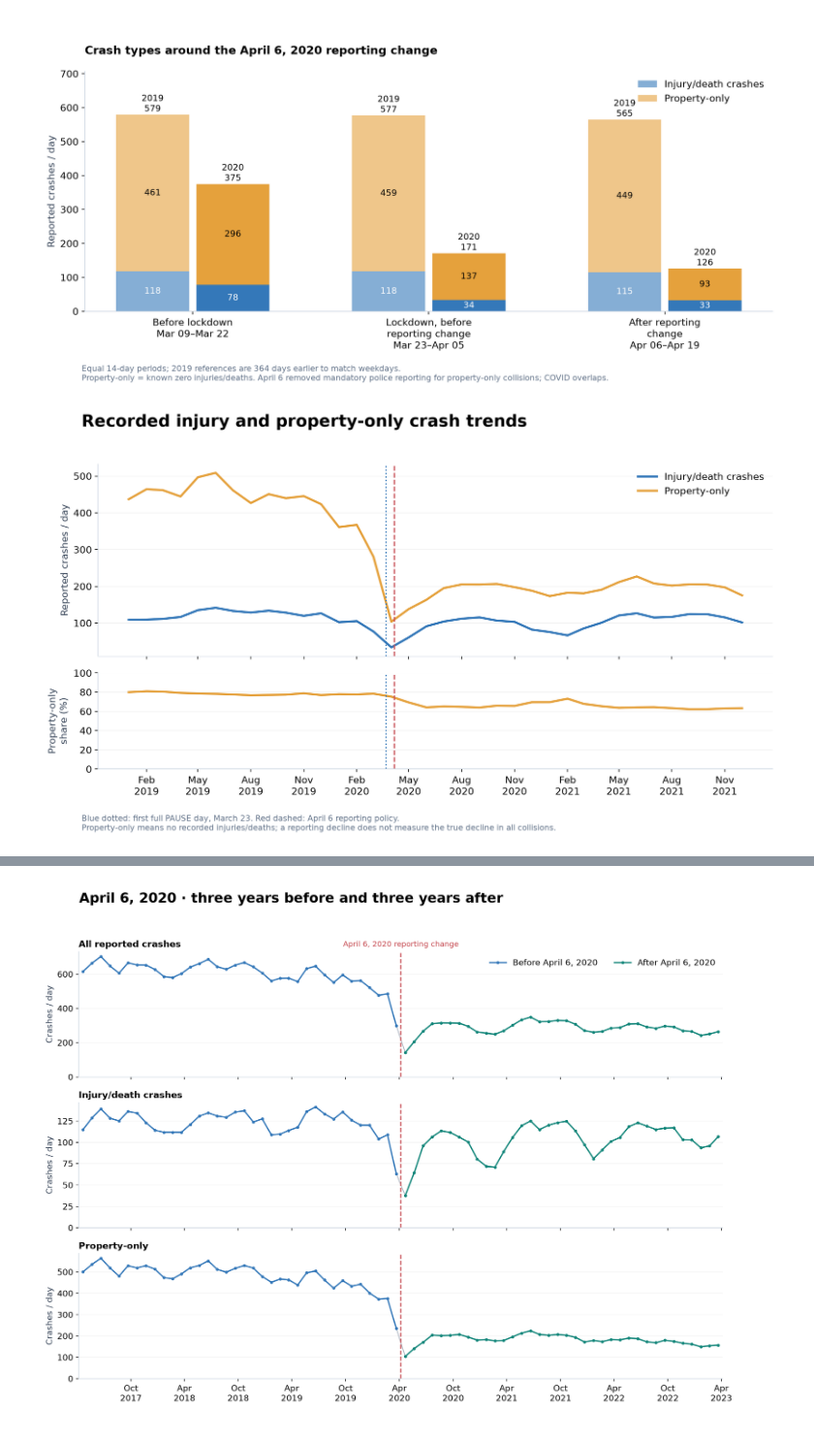
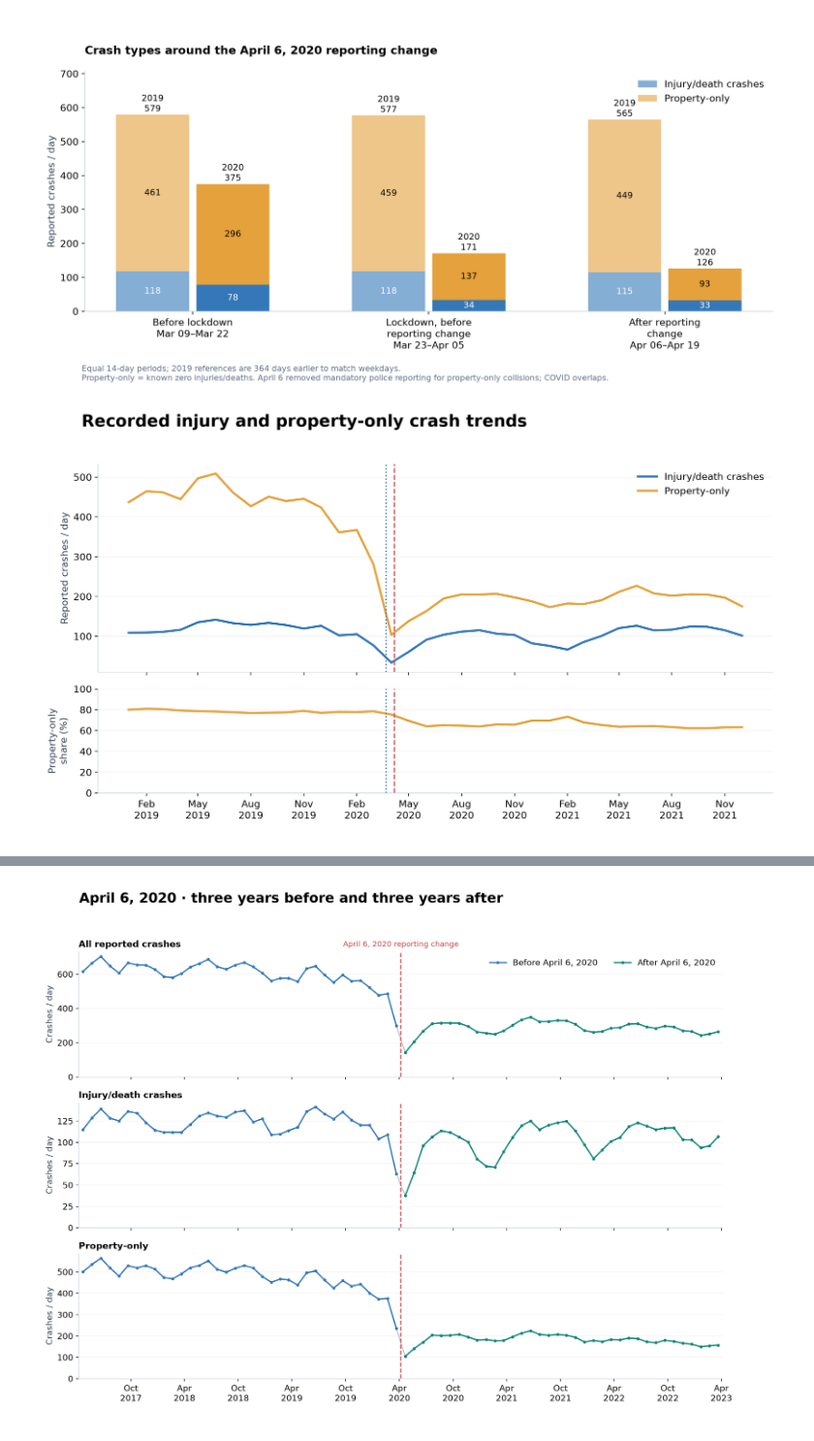
Before and after one commit to ericmao2007/SSMU-Data-Challenge-I, a Jupyter notebook: newest/nyc_crash_graphs.ipynb, the cells around one changed output, grey strips where cells are left out. Shown at 97% size. Cells and saved outputs as stored; diff of their text form; code cells hidden in the pictures.

```diff
--- a/newest/nyc_crash_graphs.ipynb
+++ b/newest/nyc_crash_graphs.ipynb
@@ -192,27 +190,27 @@ save_graph(fig, '04_reporting_change_stacked_rates', 'Equal 14-day periods; 2019
 # %%
 report_daily = daily.loc['2019-01-01':'2021-12-31'].copy()
 report_monthly = report_daily.resample('MS')[['harm_crashes', 'non_harm_crashes', 'known_harm']].sum()
 report_monthly['days'] = report_daily.resample('MS').size()
 report_monthly.to_csv(OUT / 'data/reporting_monthly_counts.csv')
 fig, axes = plt.subplots(2, 1, figsize=(12, 7), sharex=True, gridspec_kw={'height_ratios': [2, 1]})
 for metric, label, color in [('harm_crashes', 'Injury/death crashes', BLUE), ('non_harm_crashes', 'Property-only', ORANGE)]:
     axes[0].plot(report_monthly.index, report_monthly[metric] / report_monthly.days, color=color, lw=2.5, label=label)
 share = 100 * report_monthly.non_harm_crashes / report_monthly.known_harm
 axes[1].plot(share.index, share, color=ORANGE, lw=2.5)
 axes[0].set_ylabel('Reported crashes / day')
 axes[1].set_ylabel('Property-only\nshare (%)')
 axes[1].set_ylim(0, 100)
 axes[0].legend(frameon=False)
 for ax in axes:
     ax.axvline(pd.Timestamp('2020-03-23'), color=BLUE, ls=':', lw=1.5)
     ax.axvline(pd.Timestamp('2020-04-06'), color=RED, ls='--', lw=1.5)
     ax.grid(axis='y', alpha=.15)
 axes[1].xaxis.set_major_locator(mdates.MonthLocator(interval=3))
 axes[1].xaxis.set_major_formatter(mdates.DateFormatter('%b\n%Y'))
 fig.suptitle('Recorded injury and property-only crash trends', x=.06, ha='left', fontsize=19, fontweight='bold')
-save_graph(fig, '05_reporting_change_monthly_trends', 'Blue dotted: first full PAUSE day, March 23. Red dashed: April 6 reporting policy.\nProperty-only means no recorded injuries/deaths; a reporting decline does not measure the true decline in all collisions.')
+save_graph(fig, '05_reporting_change_monthly_trends')
 # %% [output]
-[figure, old version]
+[figure, new version]
 # %%
 roads = json.loads((OUT / 'data/street_centerlines.json').read_text())
 def road_lines(name=None):
```
Also changed, not shown: parts of 7 cells of this notebook, 56 other files.
